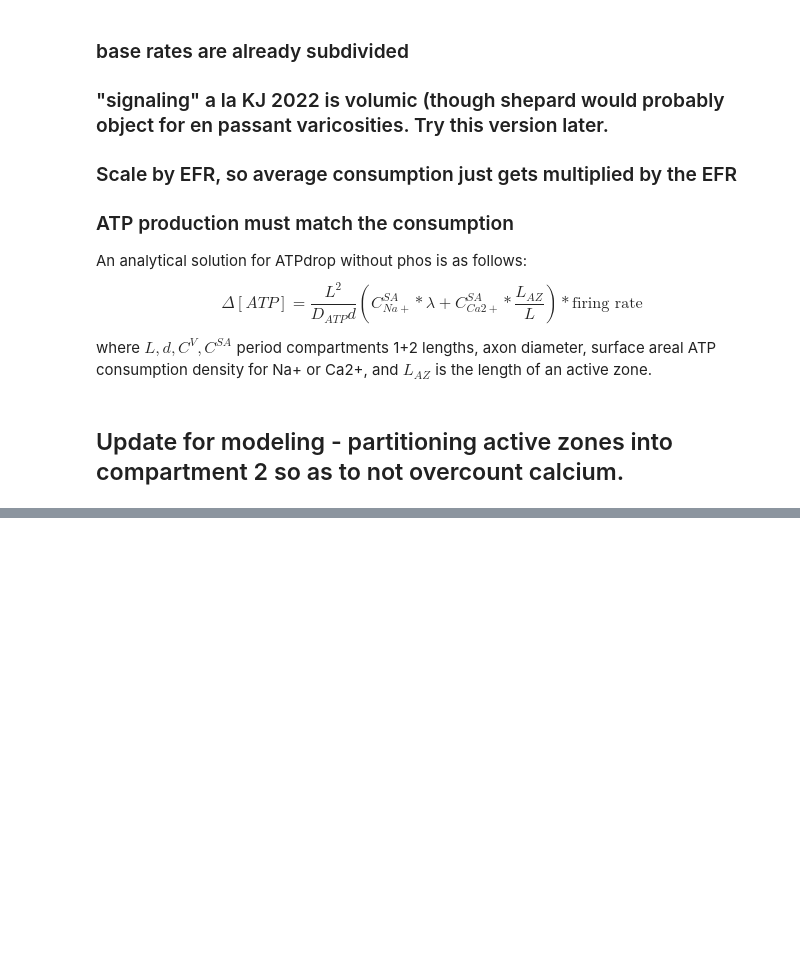
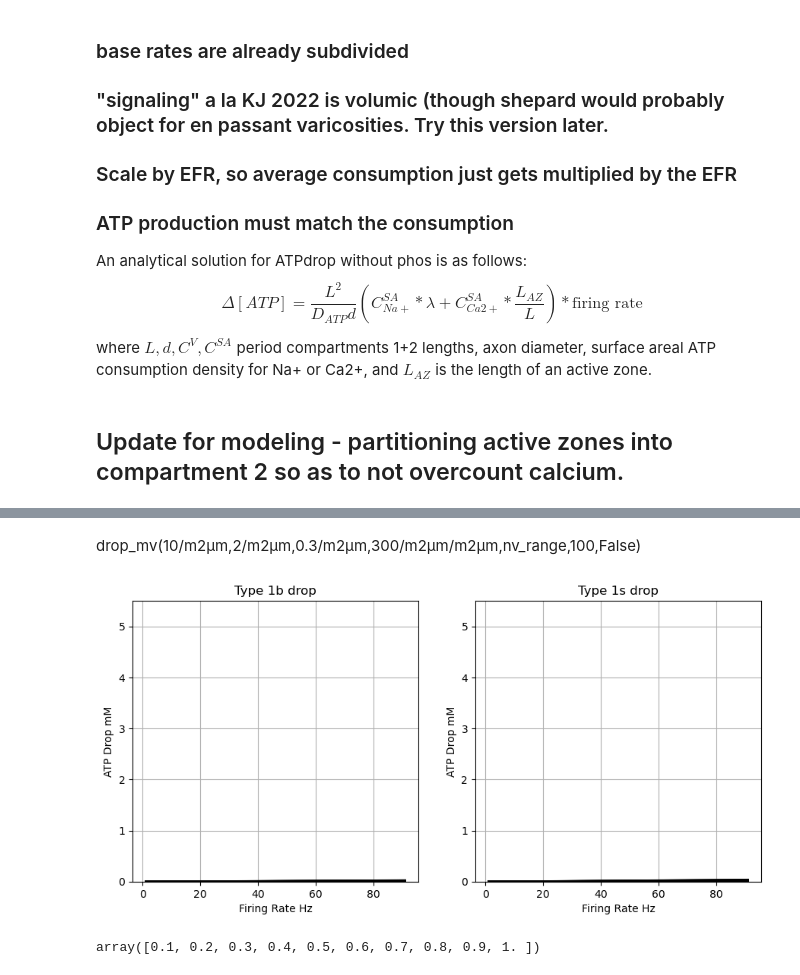
Before and after one commit to ssemper/computation_practice, a Jupyter notebook: consumption_theory.ipynb, the cells around one changed output, grey strips where cells are left out. Saved outputs shown, nothing was run; the diff lists cells and outputs as text; code cells hidden in the pictures; blank space fills up the shorter version.

```diff
--- a/consumption_theory.ipynb
+++ b/consumption_theory.ipynb
@@ -377,0 +462,44 @@ plt.show()
+# %%
+def drop_mv(l, lz, d, D, nv,fr,ib=True,cmem=1.0637e-8, cves=2.906e-20 ):
+    if ib==False:
+        cves=1.5*cves
+    else:
+        cves=cves
+    memdrop = 2*l*lz*cmem/(D*d)
+    vesdrop = l*cves/(D*np.pi*d**2)
+    return (memdrop + vesdrop*nv)*fr
+
+
+# def dropNP(l, lz ,𝜆 ,d, csn, csca, fr, D): # Phosphagen-less ATP drop
+#     return (l**2 /(D * d)  )*( csn* 𝜆 +  csca*(lz/l) )*fr
+def beta(ADP_1,PhT=7.5+3.3,AdT=2.18,KPh=39.6): # Used to scale D_ATP, multiply dropNP result by D_ATP and divide it by beta()
+    return KPh*AdT*PhT/((AdT + (KPh - 1)*ADP_1)**2)
+# %% [markdown]
+drop_mv(10/m2µm,2/m2µm,0.3/m2µm,300/m2µm/m2µm,nv_range,100,False)
+# %%
+fig = plt.figure(figsize=plt.figaspect(0.45))
+ax1 = fig.add_subplot(1,2,1)
+ax2 = fig.add_subplot(1,2,2)
+
+
+drop_mv(10/m2µm,2/m2µm,0.3/m2µm,300/m2µm/m2µm,Nv_range,100)*\
+300/(300 + 450*beta(0.03))
+
+for (k,j) in zip([True,False],[ax1,ax2]):
+    for i in Nv_range:
+        atp_drop = drop_mv(10/m2µm,2/m2µm,0.3/m2µm,300/m2µm/m2µm,i,f_rate,k)*300/(300 + 450*beta(0.03))
+        j.plot(f_rate,atp_drop, color='black')
+        j.set_ylim(0,5.5)
+        j.set_ylabel('ATP Drop mM')
+        j.set_xlabel('Firing Rate Hz')
+ax1.grid()
+ax1.set_title('Type 1b drop')
+ax2.grid()
+ax2.set_title('Type 1s drop')
+plt.show()
+# %% [output]
+[figure, added]
+# %%
+d_range
+# %% [output]
+array([0.1, 0.2, 0.3, 0.4, 0.5, 0.6, 0.7, 0.8, 0.9, 1. ])
```
Also changed, not shown: parts of 34 cells of this notebook.
